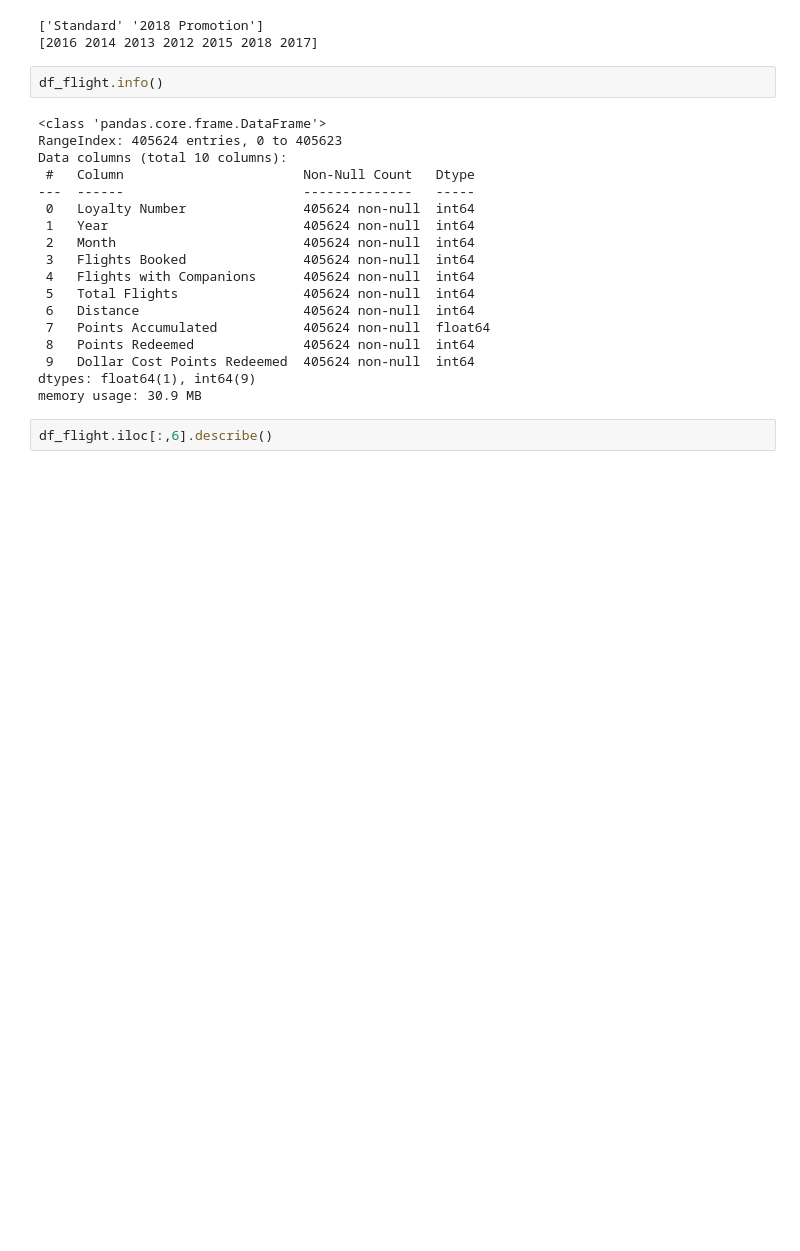
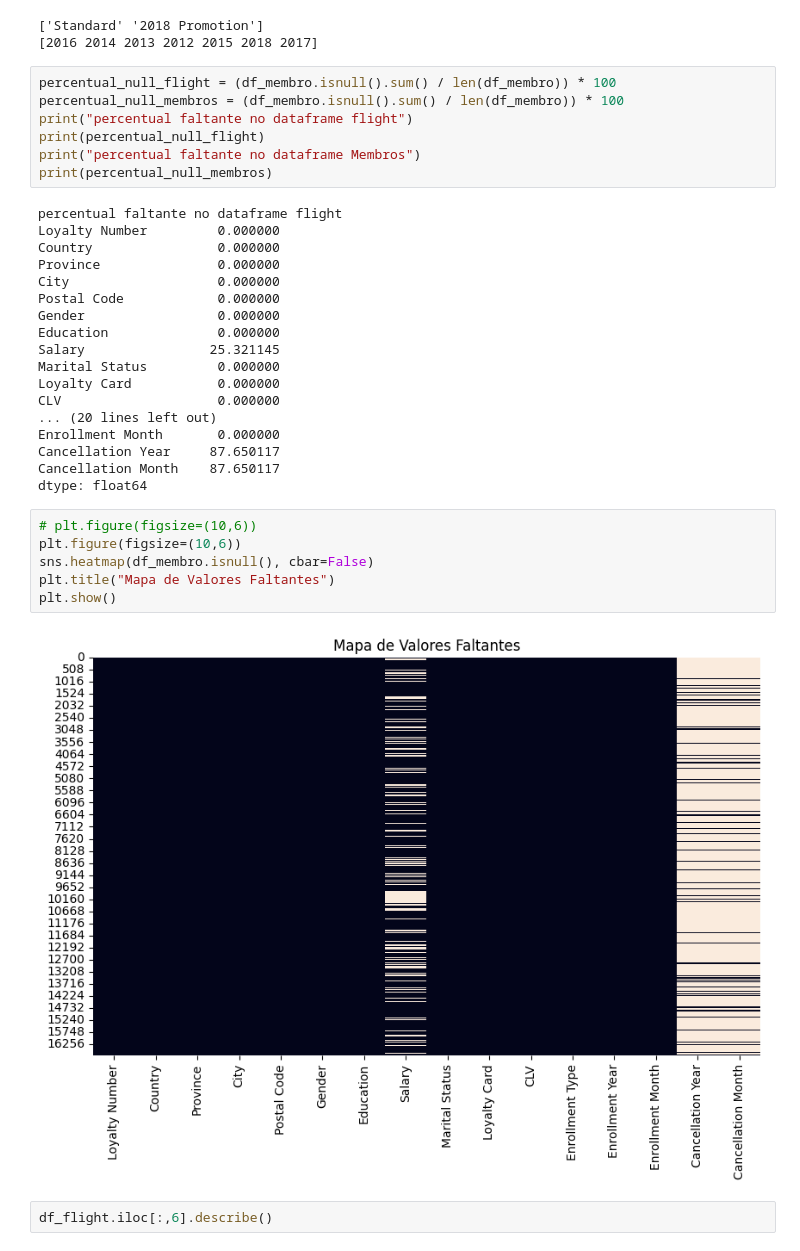
Before and after one commit to nerydyego/Analise_dados_Progamas_fidelidade_aereas, a Jupyter notebook: notebook/analise.ipynb, the cells around one changed output. Cells and saved outputs as stored; diff of their text form; blank space fills up the shorter version.

```diff
--- a/notebook/analise.ipynb
+++ b/notebook/analise.ipynb
@@ -37,25 +37,38 @@ print(unique_values_column2)
 ['Standard' '2018 Promotion']
 [2016 2014 2013 2012 2015 2018 2017]
 # %%
-df_flight.info()
+percentual_null_flight = (df_membro.isnull().sum() / len(df_membro)) * 100
+percentual_null_membros = (df_membro.isnull().sum() / len(df_membro)) * 100
+print("percentual faltante no dataframe flight")
+print(percentual_null_flight)
+print("percentual faltante no dataframe Membros")
+print(percentual_null_membros)
 # %% [output]
-<class 'pandas.core.frame.DataFrame'>
-RangeIndex: 405624 entries, 0 to 405623
-Data columns (total 10 columns):
- #   Column                       Non-Null Count   Dtype
----  ------                       --------------   -----
- 0   Loyalty Number               405624 non-null  int64
- 1   Year                         405624 non-null  int64
- 2   Month                        405624 non-null  int64
- 3   Flights Booked               405624 non-null  int64
- 4   Flights with Companions      405624 non-null  int64
- 5   Total Flights                405624 non-null  int64
- 6   Distance                     405624 non-null  int64
- 7   Points Accumulated           405624 non-null  float64
- 8   Points Redeemed              405624 non-null  int64
- 9   Dollar Cost Points Redeemed  405624 non-null  int64
-dtypes: float64(1), int64(9)
-memory usage: 30.9 MB
+percentual faltante no dataframe flight
+Loyalty Number         0.000000
+Country                0.000000
+Province               0.000000
+City                   0.000000
+Postal Code            0.000000
+Gender                 0.000000
+Education              0.000000
+Salary                25.321145
+Marital Status         0.000000
+Loyalty Card           0.000000
+CLV                    0.000000
+... (20 lines left out)
+Enrollment Month       0.000000
+Cancellation Year     87.650117
+Cancellation Month    87.650117
+dtype: float64
+# %%
+# plt.figure(figsize=(10,6))
+plt.figure(figsize=(10,6))
+sns.heatmap(df_membro.isnull(), cbar=False)
+plt.title("Mapa de Valores Faltantes")
+plt.show()
+# %% [output]
+[figure, added]
 # %%
 df_flight.iloc[:,6].describe()
 # %% [output]
```
Also changed, not shown: parts of 1 cell of this notebook.
